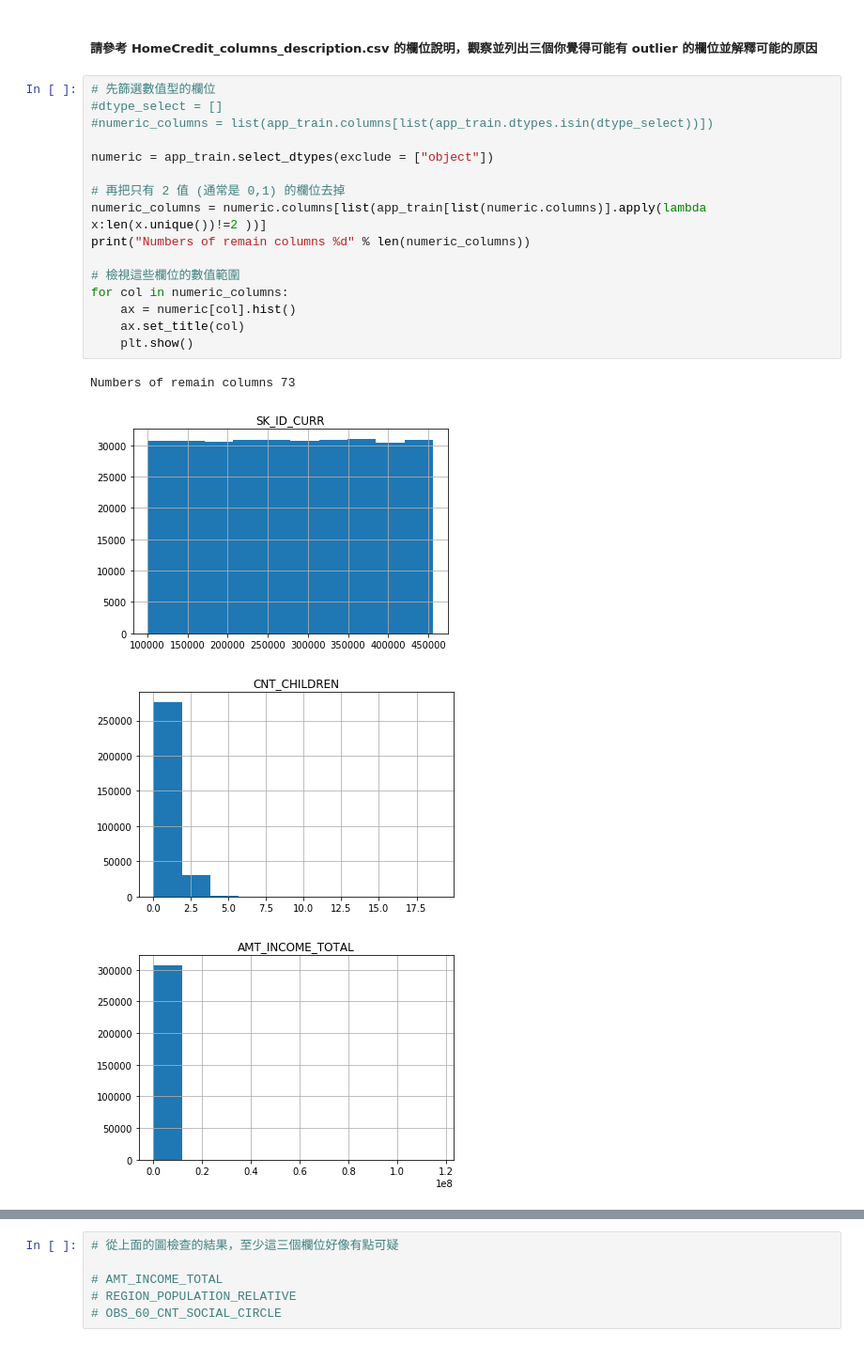
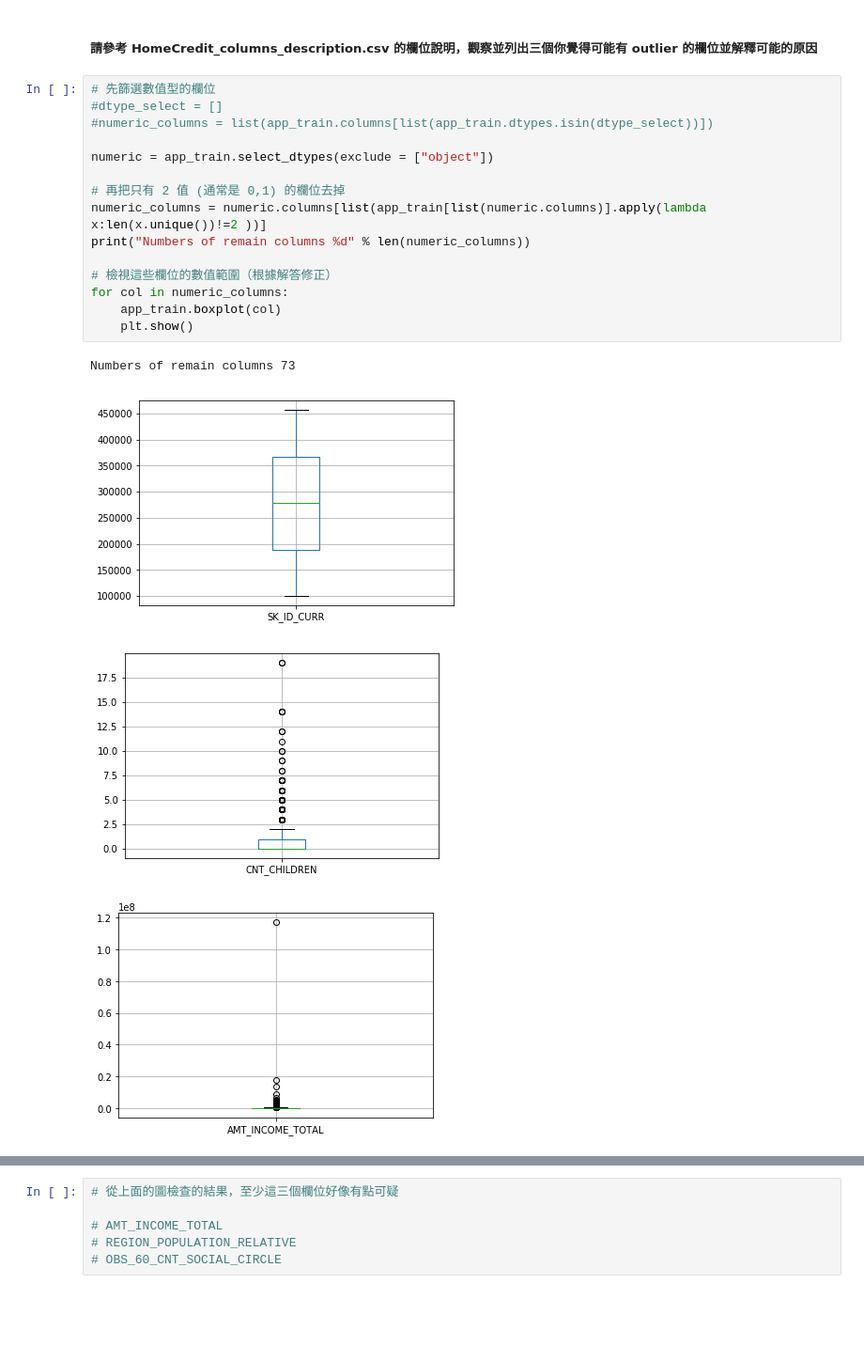
Before and after one commit to psop/2nd-ML100Days, a Jupyter notebook: homework/Day_006_HW.ipynb, the cells around one changed output, grey strips where cells are left out. Shown at 94% size. Drawn from its saved outputs; the diff is of its cells as text; blank space fills up the shorter version.

Commit message:
Day_006_根據解答修正

```diff
--- a/homework/Day_006_HW.ipynb
+++ b/homework/Day_006_HW.ipynb
@@ -154,21 +154,20 @@ Target of OWN_CAR_AGE < 50: 7.21%
 # %%
 # 先篩選數值型的欄位
 #dtype_select = []
 #numeric_columns = list(app_train.columns[list(app_train.dtypes.isin(dtype_select))])
 
 numeric = app_train.select_dtypes(exclude = ["object"])
 
 # 再把只有 2 值 (通常是 0,1) 的欄位去掉
 numeric_columns = numeric.columns[list(app_train[list(numeric.columns)].apply(lambda x:len(x.unique())!=2 ))]
 print("Numbers of remain columns %d" % len(numeric_columns))
 
-# 檢視這些欄位的數值範圍
+# 檢視這些欄位的數值範圍（根據解答修正）
 for col in numeric_columns:
-    ax = numeric[col].hist()
-    ax.set_title(col)
+    app_train.boxplot(col)
     plt.show()
 # %% [output]
 Numbers of remain columns 73
-[figure, old version]
+[figure, new version]
-[figure, old version]
+[figure, new version]
-[figure, old version]
+[figure, new version]
```
Also changed, not shown: parts of 5 cells of this notebook.
